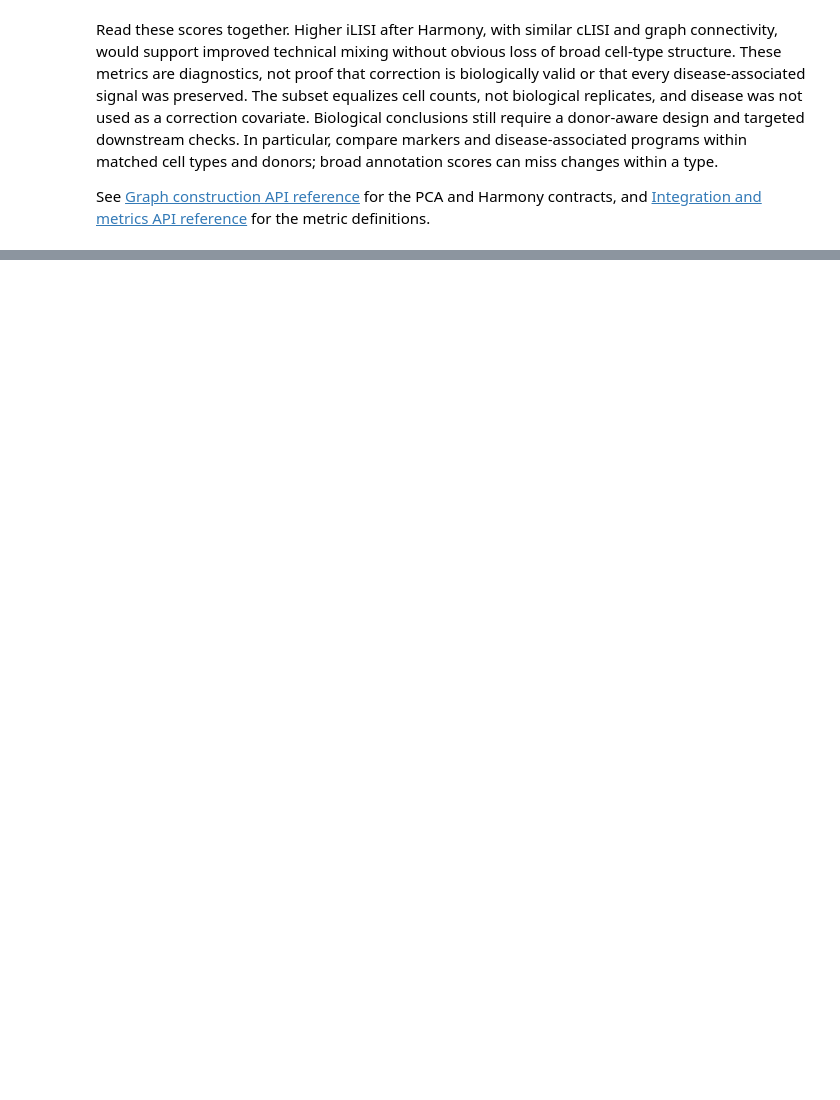
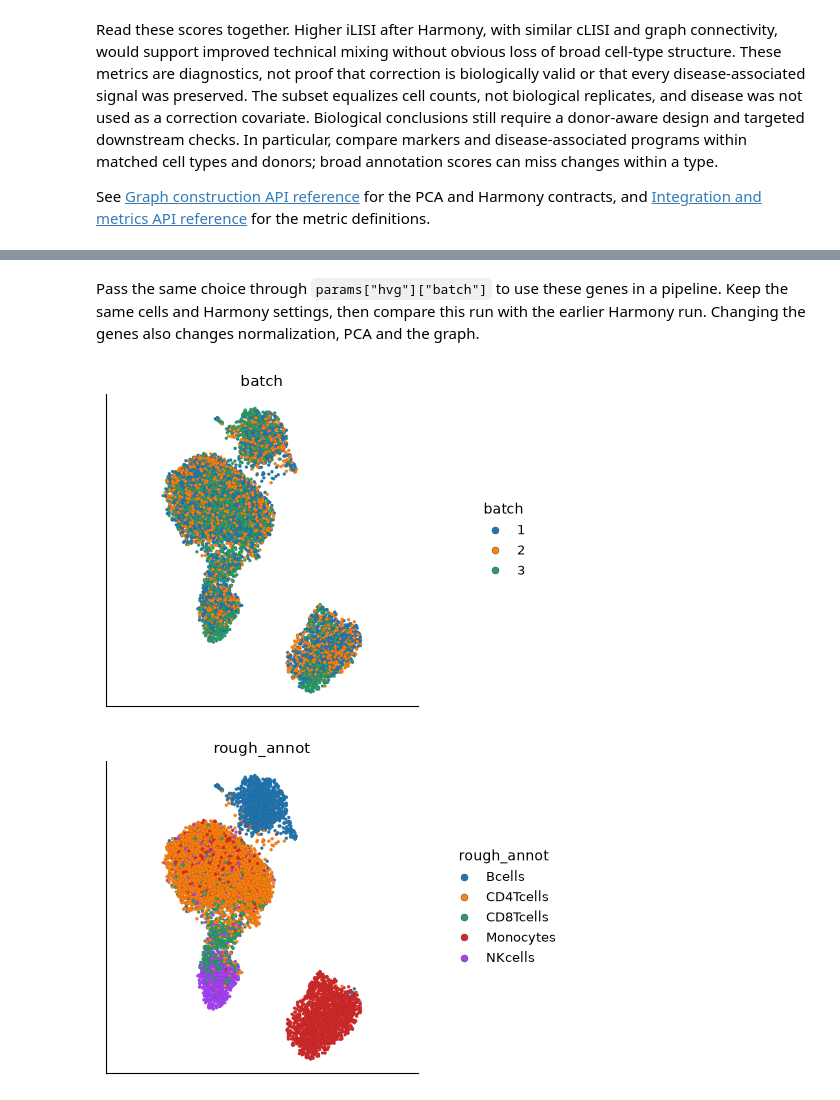
Before and after one commit to NygenAnalytics/CyteArc, a Jupyter notebook: docs/source/tutorials/batch_correction.ipynb, the cells around one changed output, grey strips where cells are left out. Cells and saved outputs as stored; diff of their text form; code cells hidden in the pictures; blank space fills up the shorter version.

```diff
--- a/docs/source/tutorials/batch_correction.ipynb
+++ b/docs/source/tutorials/batch_correction.ipynb
@@ -417,0 +429,27 @@ See [Graph construction API reference](/api/graph_construction.html) for the PCA
+# %%
+# Reuse the cells selected for the uncorrected run.
+hvg_cells = uncorrected["analysis_cell_selection"]
+
+# Read the pooled gene selection through the run's feature view.
+pooled_hvg_mask = uncorrected.features.fetch_all("highly_variable_features")
+
+# Rank genes within each sequencing batch before combining their ranks.
+batch_hvgs = ds.features.hvgs(hvg_cells, batch="batch", top_n=1000, show_plot=False)
+
+# Open the saved gene-selection results.
+batch_hvg_payload = ds.artifacts.load(batch_hvgs)
+
+# Read which genes the combined ranking selected.
+batch_hvg_mask = batch_hvg_payload["values"][:]
+
+# Compare the two gene selections.
+pd.Series(
+    {
+        "pooled genes": int(pooled_hvg_mask.sum()),
+        "batch-aware genes": int(batch_hvg_mask.sum()),
+        "shared genes": int((pooled_hvg_mask & batch_hvg_mask).sum()),
+        "pooled only": int((pooled_hvg_mask & ~batch_hvg_mask).sum()),
+        "batch-aware only": int((batch_hvg_mask & ~pooled_hvg_mask).sum()),
+    },
+    name="gene count",
+)
@@ -417,0 +478,21 @@ See [Graph construction API reference](/api/graph_construction.html) for the PCA
+# %% [markdown]
+Pass the same choice through `params["hvg"]["batch"]` to use these genes in a pipeline.
+Keep the same cells and Harmony settings, then compare this run with the earlier Harmony run.
+Changing the genes also changes normalization, PCA and the graph.
+# %%
+# Run Harmony using genes selected within each batch.
+harmony_batch_hvgs = ds.pipeline.run(
+    label="ra_harmony_batch_hvgs",
+    harmony_batch_columns=["batch"],
+    params={"hvg": {"batch": "batch"}},
+    **pipeline_options,
+)
+
+# Inspect batch mixing with the new genes.
+ds.plots.embedding(run=harmony_batch_hvgs, color_by="batch")
+
+# Check the broad cell-type structure on the same layout.
+ds.plots.embedding(run=harmony_batch_hvgs, color_by="rough_annot")
+# %% [output]
+[figure, added]
+[figure, added]
```
Also changed, not shown: parts of 22 cells of this notebook, 16 other files.
